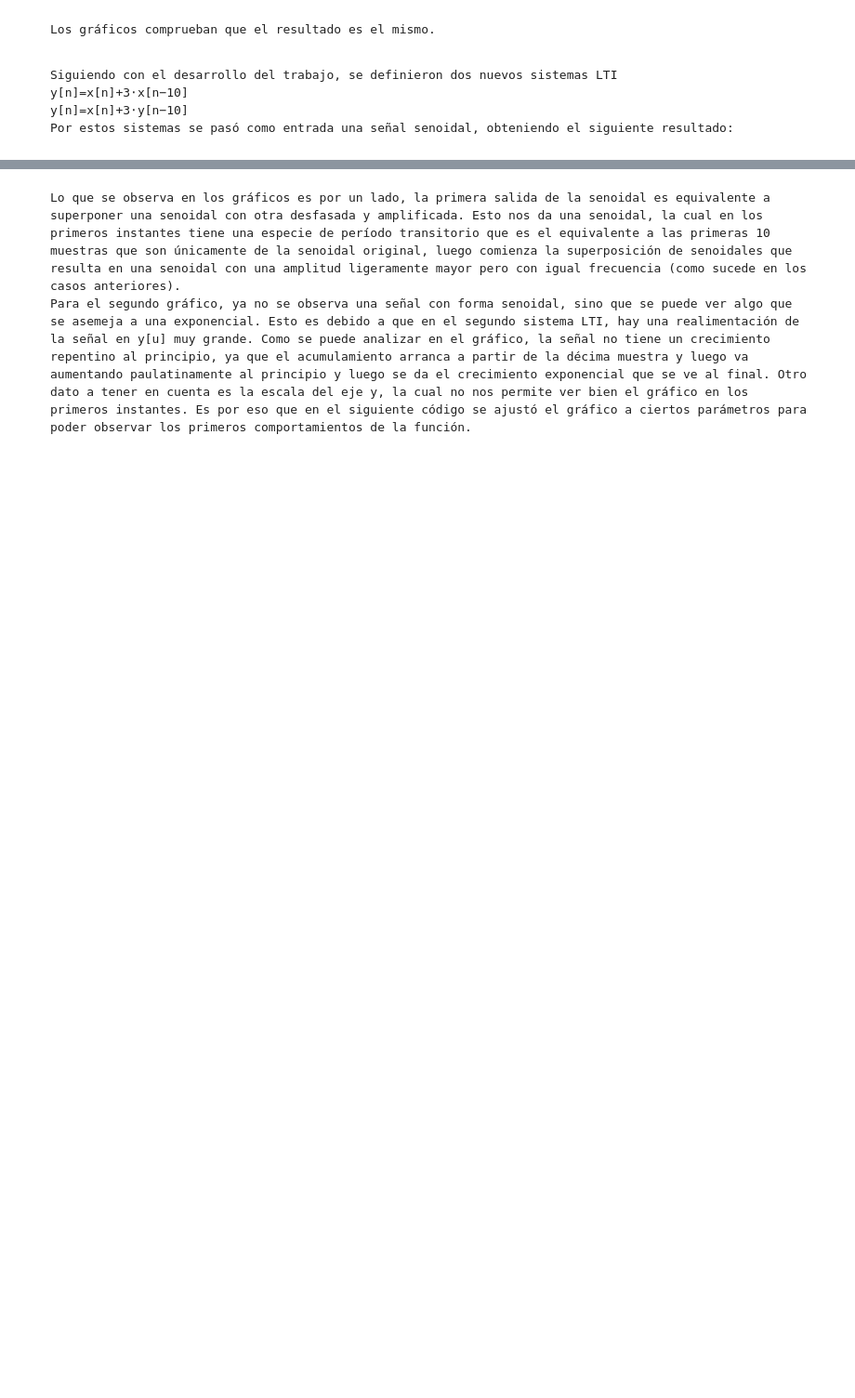
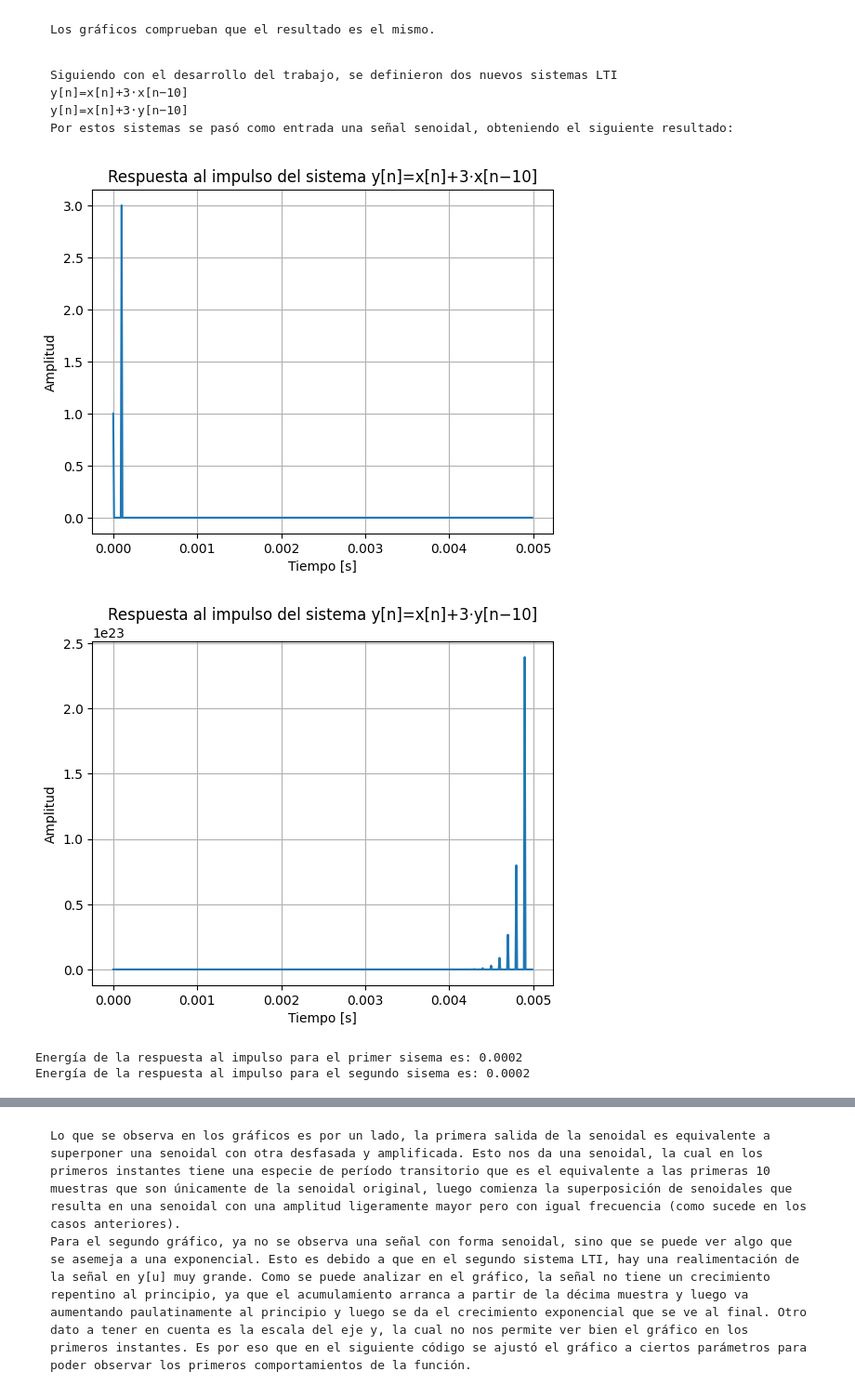
Before and after one commit to guadacura/aps-guada, a Jupyter notebook: TS2-Cura_Guadalupe.ipynb, the cells around one changed output, grey strips where cells are left out. Shown at 93% size. Drawn from its saved outputs; the diff is of its cells as text; code cells hidden in the pictures; blank space fills up the shorter version.

```diff
--- a/TS2-Cura_Guadalupe.ipynb
+++ b/TS2-Cura_Guadalupe.ipynb
@@ -307,3 +318,39 @@ funcion_grafico(tt, pulsConv, 'Señal de salida del pulso por convolución', 'Ti
     y[n]=x[n]+3⋅x[n−10]
     y[n]=x[n]+3⋅y[n−10]
     Por estos sistemas se pasó como entrada una señal senoidal, obteniendo el siguiente resultado:
+# %%
+def funcion_LTI1(x):
+    N = len(x)          # longitud de la señal de entrada
+    y1 = np.zeros(N)     # inicializo la salida en ceros
+
+    for n in range(N):
+        if n >= 10:
+            y1[n] = x[n] +3*x[n-10]
+        else:  # n == 0
+            y1[n] = x[n]
+
+    return y1
+
+def funcion_LTI2(x):
+    N = len(x)          # longitud de la señal de entrada
+    y2 = np.zeros(N)     # inicializo la salida en ceros
+
+    for n in range(N):
+        y2[n] = x[n] +3*y2[n-10]
+
+    return y2
+
+respuesta_impulso1 = funcion_LTI1(impulso)
+respuesta_impulso2 = funcion_LTI2(impulso)
+funcion_grafico(np.arange(N)*dt, respuesta_impulso1, 'Respuesta al impulso del sistema y[n]=x[n]+3⋅x[n−10]', 'Tiempo [s]', 'Amplitud')
+funcion_grafico(np.arange(N)*dt, respuesta_impulso2, 'Respuesta al impulso del sistema y[n]=x[n]+3⋅y[n−10]', 'Tiempo [s]', 'Amplitud')
+
+energia_impulso1 = np.sum(respuesta_impulso1**2)*dt
+print(f'Energía de la respuesta al impulso para el primer sisema es: {energia_impulso:.4f}')
+energia_impulso2 = np.sum(respuesta_impulso2**2)*dt
+print(f'Energía de la respuesta al impulso para el segundo sisema es: {energia_impulso:.4f}')
+# %% [output]
+[figure, added]
+[figure, added]
+Energía de la respuesta al impulso para el primer sisema es: 0.0002
+Energía de la respuesta al impulso para el segundo sisema es: 0.0002
```
Also changed, not shown: parts of 5 cells of this notebook, 25 other files.
